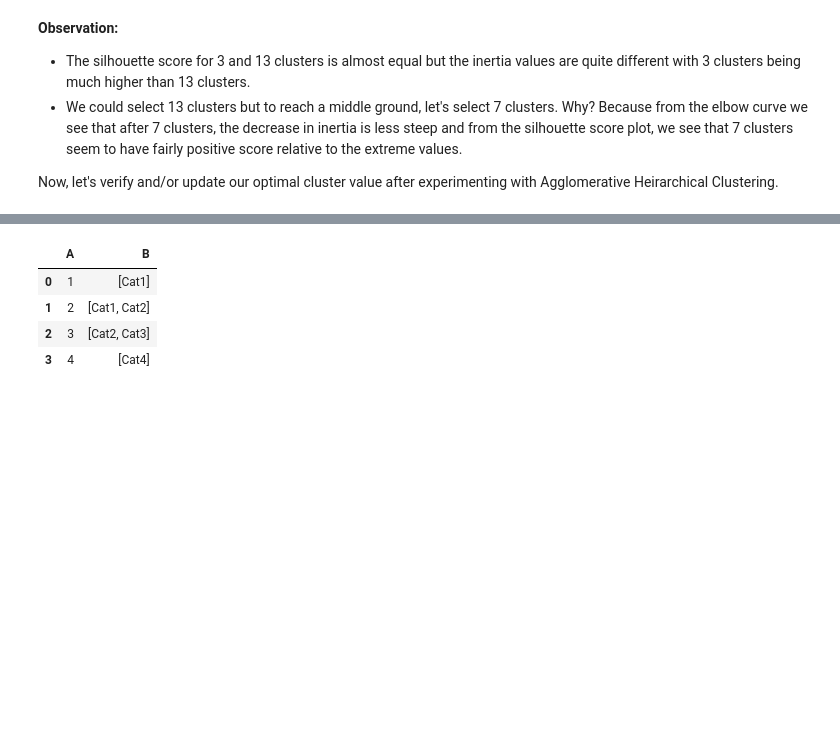
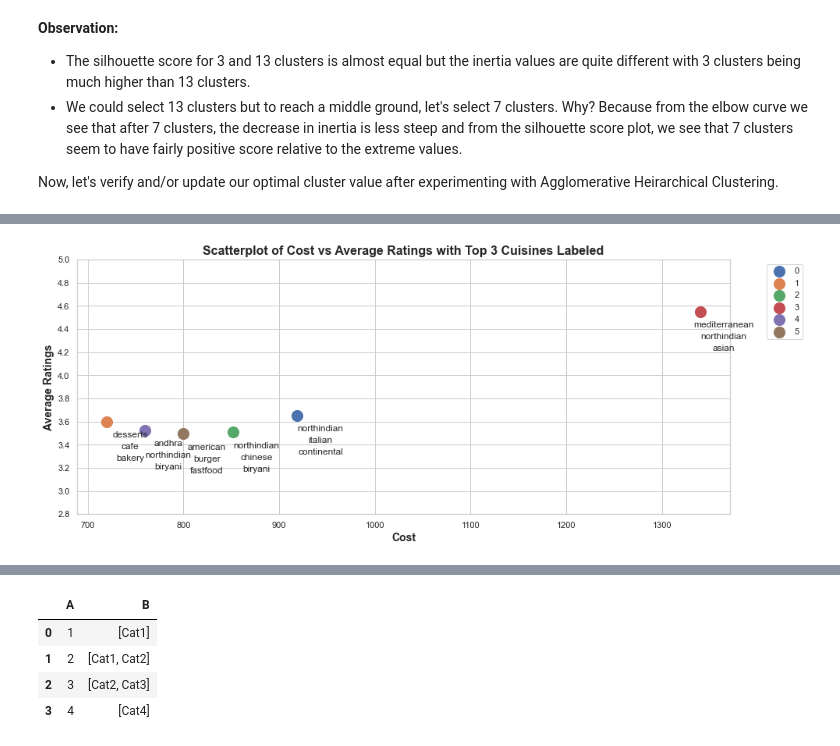
Before and after one commit to AimanSahay/ML-Project---Zomato-Restaurant-Clustering-and-Sentiment-Analysis, a Jupyter notebook: ML Project - Zomato Restaurant Clustering and Customer Sentiment Analysis.ipynb, the cells around one changed output, grey strips where cells are left out. Cells and saved outputs as stored; diff of their text form; code cells hidden in the pictures; blank space fills up the shorter version.

```diff
--- a/ML Project - Zomato Restaurant Clustering and Customer Sentiment Analysis.ipynb
+++ b/ML Project - Zomato Restaurant Clustering and Customer Sentiment Analysis.ipynb
@@ -1887,0 +1952,29 @@ array([[-0.25400025, -0.2306328 , -0.40583972, ...,  3.37268439,
+# %%
+# Scatterplot of Cost vs Average Ratings with Top 3 Cuisines Labeled
+cluster_df = results_df_grouped.reset_index()
+
+# Plotting the scatterplot
+plt.figure(figsize=(15, 6))
+
+for i, row in cluster_df.iterrows():
+    plt.scatter(row['Cost'], row['Average_Rating'],s=200, label=f"{int(row['Cluster'])}")
+    top_cuisines = row.drop(['Cluster', 'Cost', 'Average_Rating']).nlargest(3)
+
+    i = 0   # For adjusting annotations
+    for cuisine, value in top_cuisines.items():
+        if value > 0:
+            plt.annotate(cuisine, (row['Cost'], row['Average_Rating']), textcoords="offset points", \
+                         xytext=(30,-20-i*15), ha='center')
+            i+=1
+
+# Set Labels
+plt.xlabel('Cost', fontsize=14, fontweight="bold")
+plt.ylabel('Average Ratings', fontsize=14, fontweight="bold")
+plt.title('Scatterplot of Cost vs Average Ratings with Top 3 Cuisines Labeled', fontsize=16, fontweight="bold")
+plt.ylim(2.9, 5)
+plt.yticks([i * 0.2 for i in range(int(plt.ylim()[0] / 0.2), int(plt.ylim()[1] / 0.2) + 1)])
+plt.legend(loc='upper left', bbox_to_anchor=(1.05, 1))
+
+plt.show()
+# %% [output]
+[figure, added]
```
Also changed, not shown: parts of 10 cells of this notebook.
